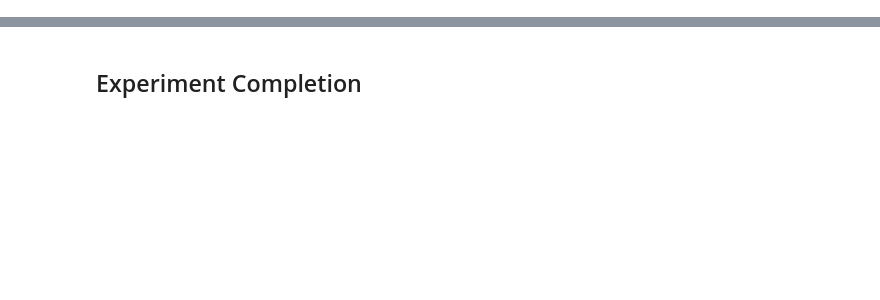
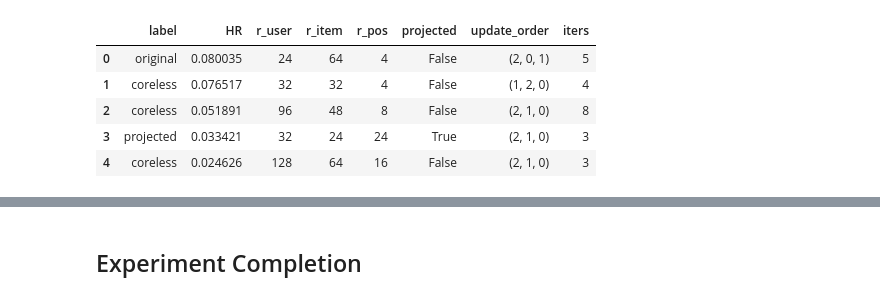
Before and after one commit to evfro/Tensor-Core-Projection, a Jupyter notebook: ResultsAnalysis.ipynb, the cells around one changed output, grey strips where cells are left out. Saved outputs shown, nothing was run; the diff lists cells and outputs as text; code cells hidden in the pictures; blank space fills up the shorter version.

```diff
--- a/ResultsAnalysis.ipynb
+++ b/ResultsAnalysis.ipynb
@@ -5,6 +6,14 @@ import seaborn as sns
 res_file = "n_pos=200_time_q=0.9_data_path=ml-1m.zip_max_fails=2.csv"
 # %%
 res = pd.read_csv(res_file)
+res.head()
+# %% [output]
+|  | label | HR | r_user | r_item | r_pos | projected | update_order | iters |
+| 0 | original | 0.080035 | 24 | 64 | 4 | False | (2, 0, 1) | 5 |
+| 1 | coreless | 0.076517 | 32 | 32 | 4 | False | (1, 2, 0) | 4 |
+| 2 | coreless | 0.051891 | 96 | 48 | 8 | False | (2, 1, 0) | 8 |
+| 3 | projected | 0.033421 | 32 | 24 | 24 | True | (2, 1, 0) | 3 |
+| 4 | coreless | 0.024626 | 128 | 64 | 16 | False | (2, 1, 0) | 3 |
 # %%
 sns.violinplot(data=res, x='label', y='HR');
 # %% [output]
```
Also changed, not shown: parts of 8 cells of this notebook.
